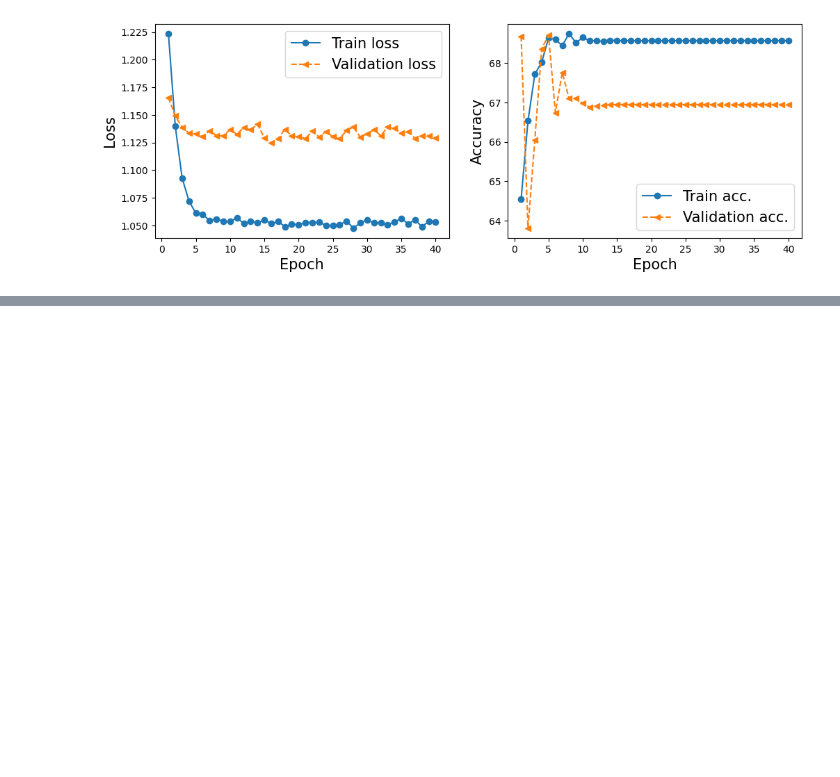
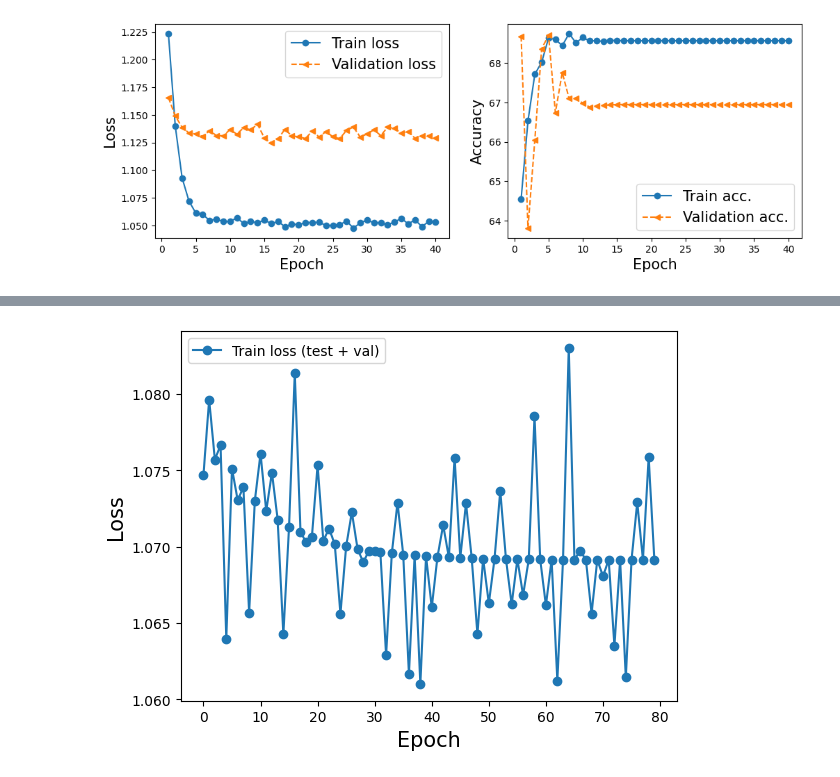
Before and after one commit to EsosaOrumwese/Msc_Research_Project_Multi-Task-Learning_CNN-GRU-biLSTM, a Jupyter notebook: preprocess.ipynb, the cells around one changed output, grey strips where cells are left out. Saved outputs shown, nothing was run; the diff lists cells and outputs as text; code cells hidden in the pictures; blank space fills up the shorter version.

```diff
--- a/preprocess.ipynb
+++ b/preprocess.ipynb
@@ -598,0 +617,8 @@ plot_history(ang_hist)
+# %%
+criterion = nn.CrossEntropyLoss(weight=class_weights)
+model_long = SimpleCNN()
+optimizer_long = optim.Adam(model_long.parameters(), lr=0.00011113828101205411)
+scheduler_long = optim.lr_scheduler.ExponentialLR(optimizer_long, gamma=0.8492356384312725)
+device = torch.device("cuda" if torch.cuda.is_available() else "cpu")
+
+model_long = model_long.to(device)
@@ -598,0 +776,8 @@ plot_history(ang_hist)
+# %%
+plt.plot(np.arange(len(long_endgame_hist[0])), long_endgame_hist[0], '-o', label='Train loss (test + val)')
+plt.xlabel('Epoch', size=15)
+plt.ylabel('Loss', size=15)
+plt.legend()
+plt.show()
+# %% [output]
+[figure, added]
```
Also changed, not shown: parts of 28 cells of this notebook, 7 other files.
